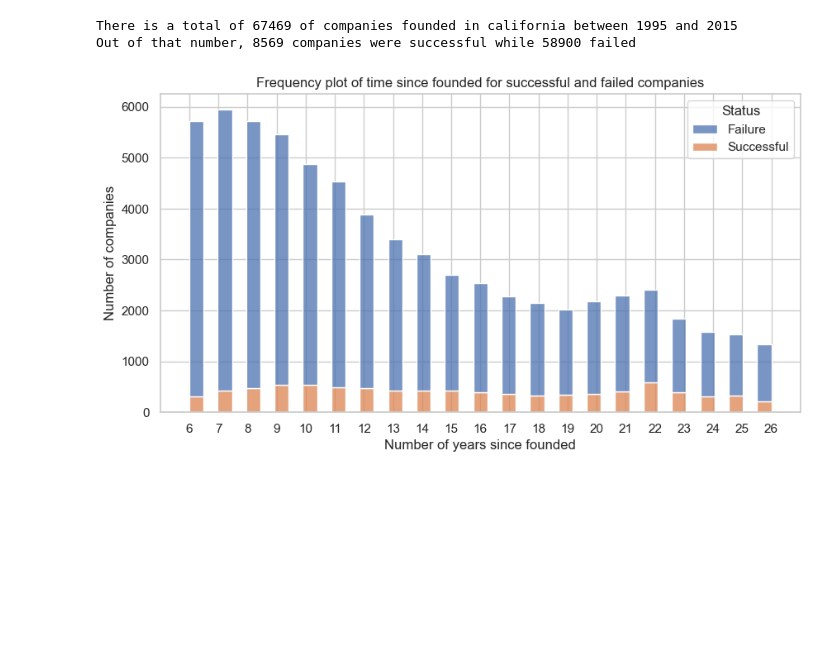
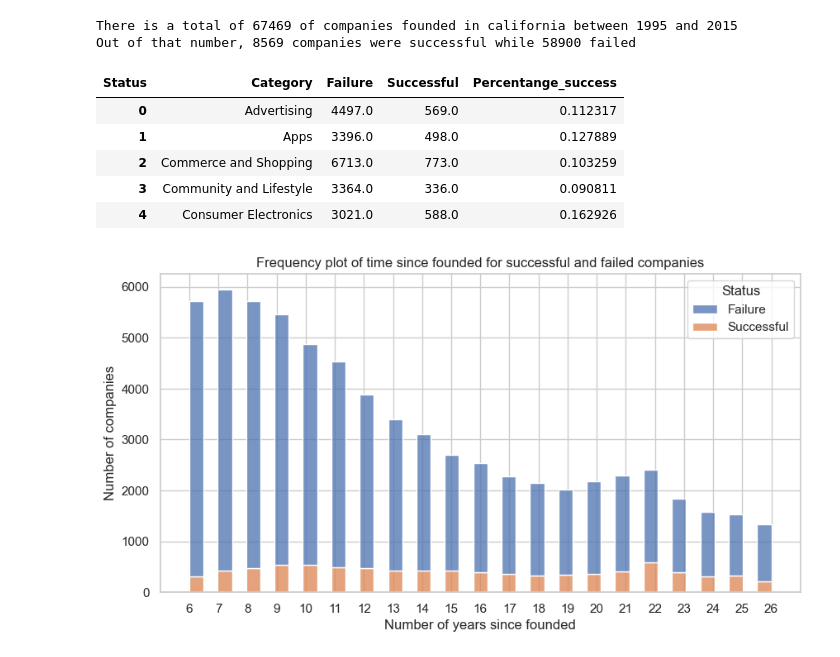
Before and after one commit to rodrigochaname/MachineLearning4VC, a Jupyter notebook: data_analysis.ipynb, the cells around one changed output. Saved outputs shown, nothing was run; the diff lists cells and outputs as text; code cells hidden in the pictures; blank space fills up the shorter version.

```diff
--- a/data_analysis.ipynb
+++ b/data_analysis.ipynb
@@ -59,6 +60,15 @@ print(f'Out of that number, {num_sucessful} companies were successful while {num
 # %% [output]
 There is a total of 67469 of companies founded in california between 1995 and 2015
 Out of that number, 8569 companies were successful while 58900 failed
+# %%
+to_plot.head()
+# %% [output]
+| Status | Category | Failure | Successful | Percentange_success |
+| 0 | Advertising | 4497.0 | 569.0 | 0.112317 |
+| 1 | Apps | 3396.0 | 498.0 | 0.127889 |
+| 2 | Commerce and Shopping | 6713.0 | 773.0 | 0.103259 |
+| 3 | Community and Lifestyle | 3364.0 | 336.0 | 0.090811 |
+| 4 | Consumer Electronics | 3021.0 | 588.0 | 0.162926 |
 # %%
 # plot graphs of company success since founded
 orgs_df['founded_on'] = pd.to_datetime(orgs_df['founded_on'])
```
Also changed, not shown: parts of 13 cells of this notebook.
